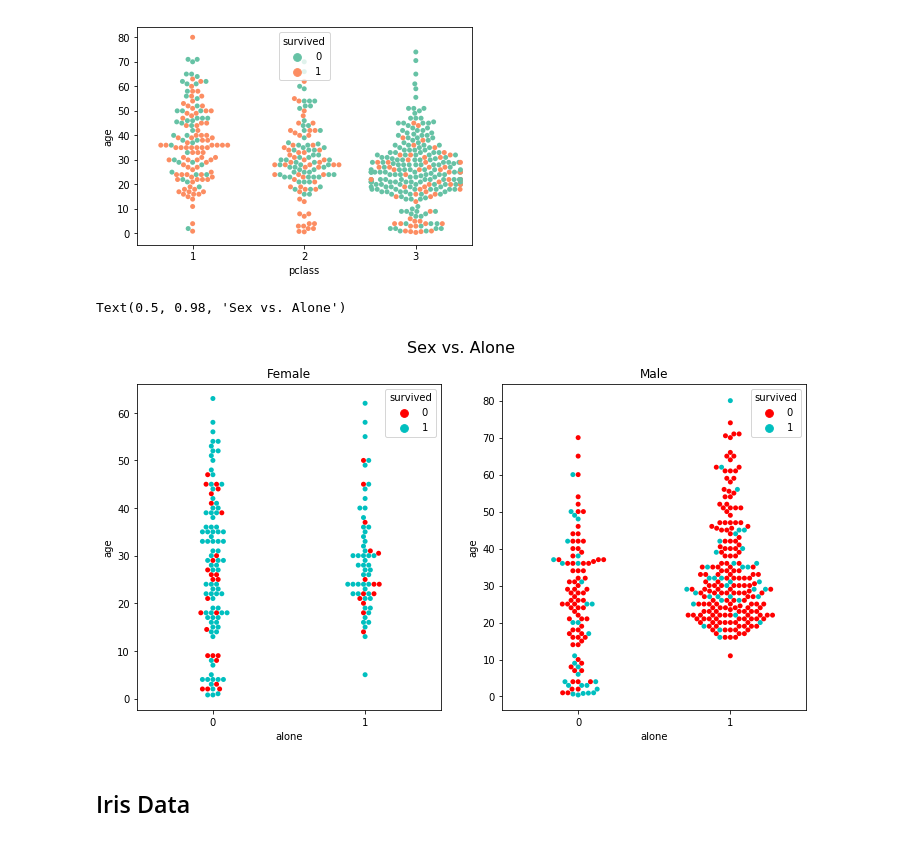
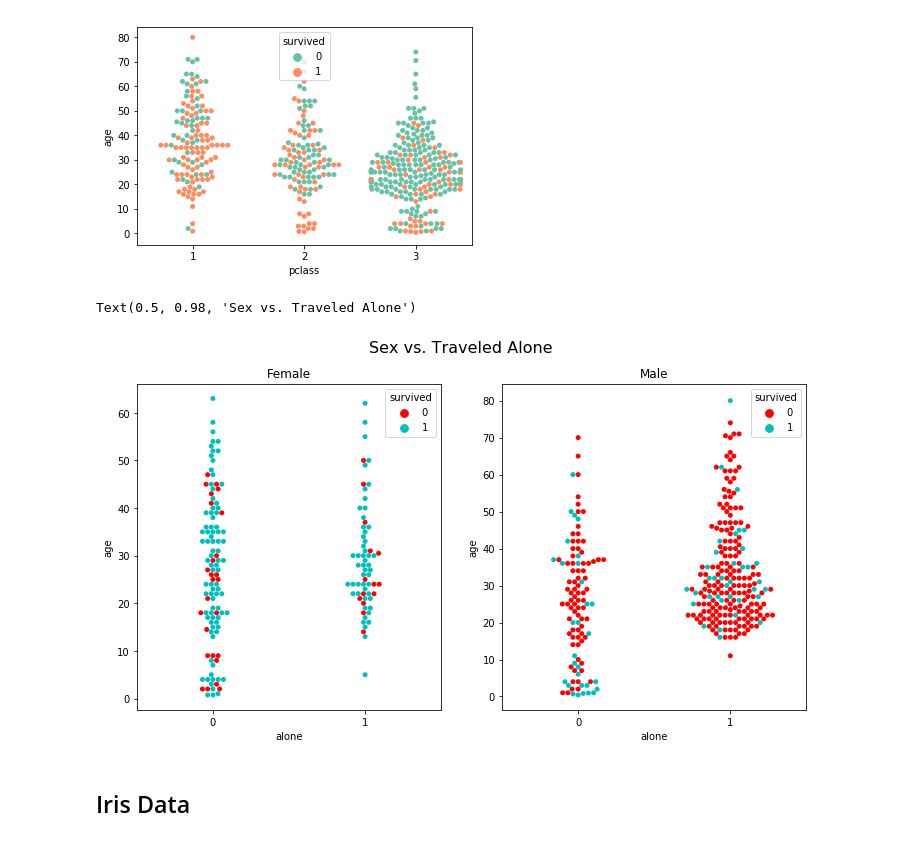
Before and after one commit to escalante-eric/ds-methodologies-exercises, a Jupyter notebook: Classification/explore.ipynb, the cells around one changed output. Drawn from its saved outputs; the diff is of its cells as text; code cells hidden in the pictures.

```diff
--- a/Classification/explore.ipynb
+++ b/Classification/explore.ipynb
@@ -113,18 +113,18 @@ sns.swarmplot(x="pclass", y="age", data=train, hue="survived", palette="Set2")
 # %%
 _, ax = plt.subplots(nrows=1, ncols=2, figsize=(12,6))
 
 # Draw a categorical scatterplot to show each observation
 sns.swarmplot(x="alone", y="age", hue="survived",
               palette=["r", "c", "y"], ax=ax[0], data=train[train["sex"]=='female'])
 ax[0].set_title('Female')
 sns.swarmplot(x="alone", y="age", hue="survived",
               palette=["r", "c", "y"], ax=ax[1], data=train[train['sex']=='male'])
 ax[1].set_title('Male')
 
-_.suptitle('Sex vs. Alone', fontsize=16)
+_.suptitle('Sex vs. Traveled Alone', fontsize=16)
 # %% [output]
-Text(0.5, 0.98, 'Sex vs. Alone')
+Text(0.5, 0.98, 'Sex vs. Traveled Alone')
-[figure, old version]
+[figure, new version]
 # %% [markdown]
 ## Iris Data
 # %%
```
Also changed, not shown: parts of 5 cells of this notebook.
